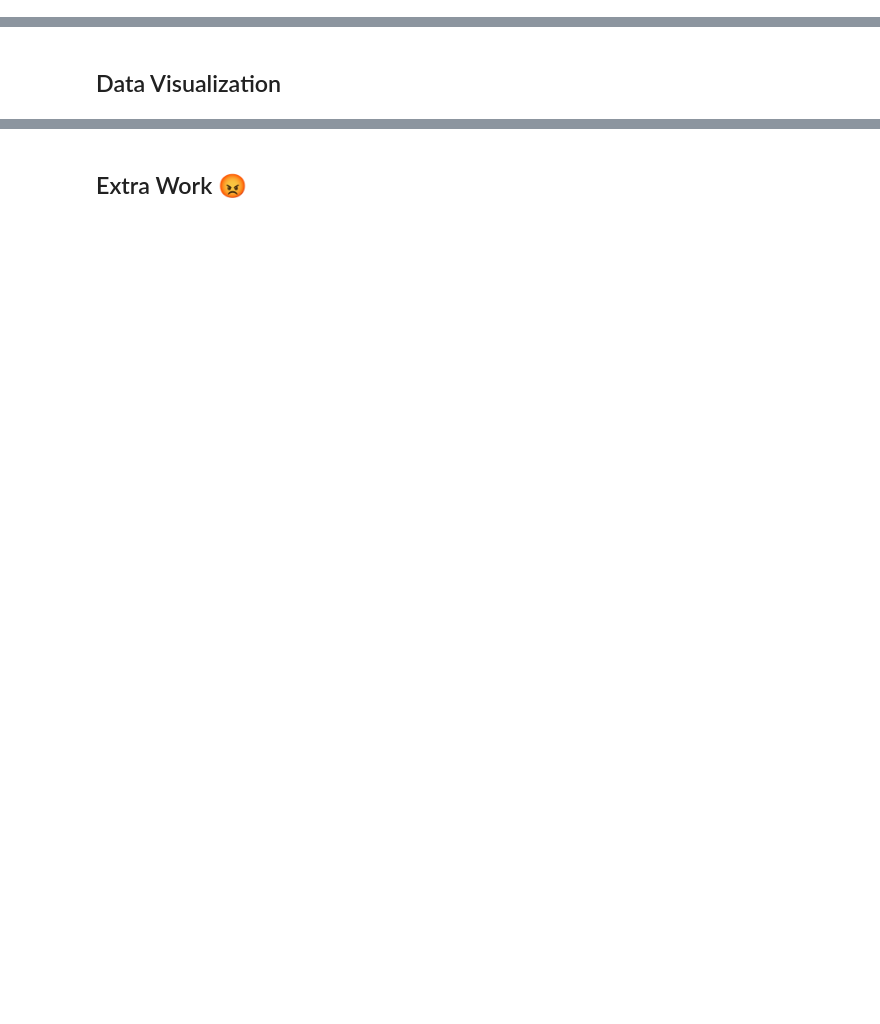
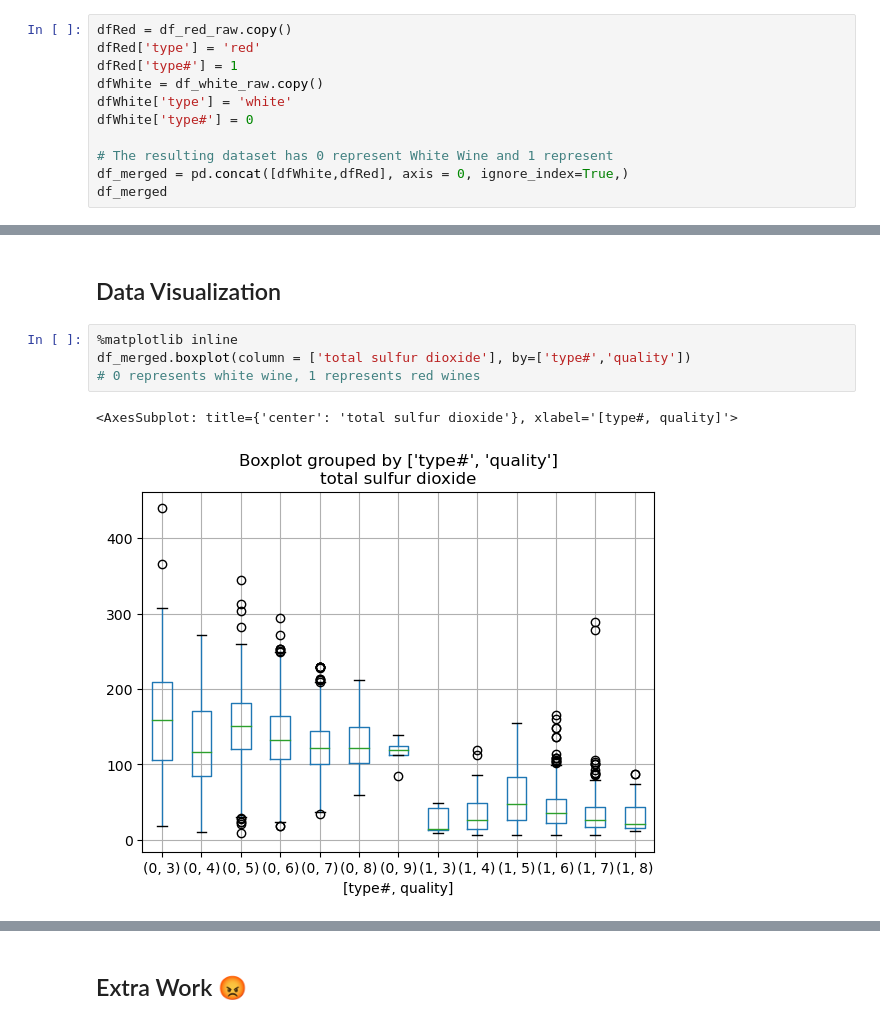
Before and after one commit to SaltyPeachcake/TableDataWarmUp, a Jupyter notebook: exploreData/DataExploration.ipynb, the cells around one changed output, grey strips where cells are left out. Saved outputs shown, nothing was run; the diff lists cells and outputs as text; blank space fills up the shorter version.

Commit message:
'lots of data visualizations, SHAP values, umap basics'

```diff
--- a/exploreData/DataExploration.ipynb
+++ b/exploreData/DataExploration.ipynb
@@ -142,3 +175,14 @@ df_groupedRed.ABV_range.describe()
 | 8 | 18 | 3 | 0 | 10 |
 # %% [markdown]
 Initially there doesn't seem to be a correlation between ABV and quality. Popular Portugense wines often have a very low ABV, which may affect the algorithm.
+# %%
+dfRed = df_red_raw.copy()
+dfRed['type'] = 'red'
+dfRed['type#'] = 1
+dfWhite = df_white_raw.copy()
+dfWhite['type'] = 'white'
+dfWhite['type#'] = 0
+
+# The resulting dataset has 0 represent White Wine and 1 represent
+df_merged = pd.concat([dfWhite,dfRed], axis = 0, ignore_index=True,)
+df_merged
@@ -145,2 +203,9 @@ Initially there doesn't seem to be a correlation between ABV and quality. Popula
 # %% [markdown]
 ## Data Visualization
+# %%
+%matplotlib inline
+df_merged.boxplot(column = ['total sulfur dioxide'], by=['type#','quality'])
+# 0 represents white wine, 1 represents red wines
+# %% [output]
+<AxesSubplot: title={'center': 'total sulfur dioxide'}, xlabel='[type#, quality]'>
+[figure, added]
```
Also changed, not shown: parts of 16 cells of this notebook.
